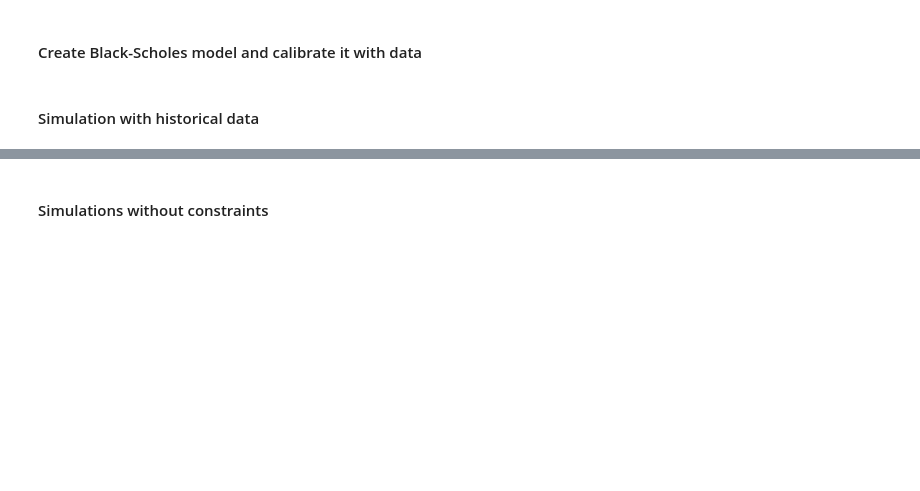
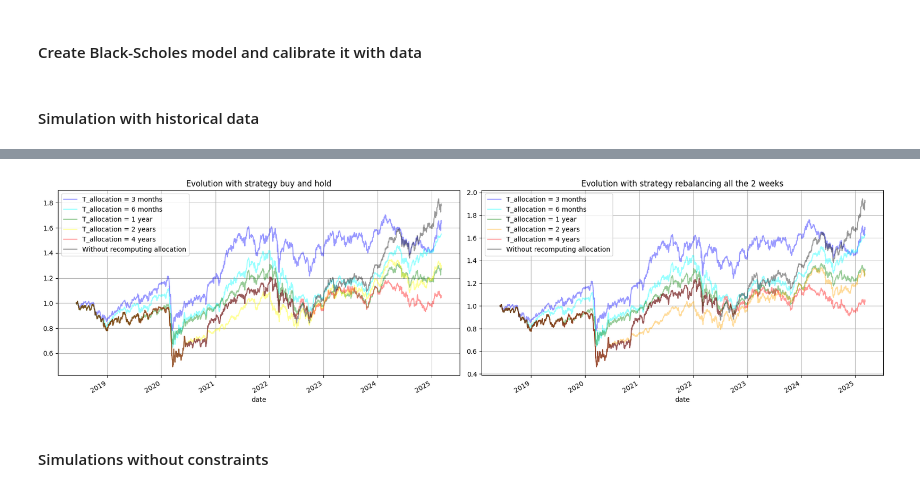
Before and after one commit to ZeBaoB/Cutting-edge_AssetTool-, a Jupyter notebook: Test simulations.ipynb, the cells around one changed output, grey strips where cells are left out. Saved outputs shown, nothing was run; the diff lists cells and outputs as text; code cells hidden in the pictures; blank space fills up the shorter version.

```diff
--- a/Test simulations.ipynb
+++ b/Test simulations.ipynb
@@ -70,3 +311,51 @@ market_model_BS_CAC40.fit(data)
+# %%
+# Create subplot with 2 figures
+fig, (ax1, ax2) = plt.subplots(1, 2, figsize=(18, 5))
+
+# Plot buy and hold
+evolution_BuyH_histo_Talloc3M = simulation_BuyH_histo_Talloc3M.evolutions
+evolution_BuyH_histo_Talloc6M = simulation_BuyH_histo_Talloc6M.evolutions
+evolution_BuyH_histo_Talloc1Y = simulation_BuyH_histo_Talloc1Y.evolutions
+evolution_BuyH_histo_Talloc2Y = simulation_BuyH_histo_Talloc2Y.evolutions
+evolution_BuyH_histo_Talloc4Y = simulation_BuyH_histo_Talloc4Y.evolutions
+evolution_BuyH_histo_TallocWre = simulation_BuyH_histo_TallocWre.evolutions
+
+for evolution_name, evolution_data in evolution_BuyH_histo_Talloc3M.items():
+    evolution_data.sum(axis=1).plot(ax=ax1, color="blue", alpha=0.4, label="T_allocation = 3 months")
+    evolution_BuyH_histo_Talloc6M[evolution_name].sum(axis=1).plot(ax=ax1, color="cyan", alpha=0.4, label="T_allocation = 6 months")
+    evolution_BuyH_histo_Talloc1Y[evolution_name].sum(axis=1).plot(ax=ax1, color="green", alpha=0.4, label="T_allocation = 1 year")
+    evolution_BuyH_histo_Talloc2Y[evolution_name].sum(axis=1).plot(ax=ax1, color="yellow", alpha=0.4, label="T_allocation = 2 years")
+    evolution_BuyH_histo_Talloc4Y[evolution_name].sum(axis=1).plot(ax=ax1, color="red", alpha=0.4, label="T_allocation = 4 years")
+    evolution_BuyH_histo_TallocWre[evolution_name].sum(axis=1).plot(ax=ax1, color="black", alpha=0.4, label="Without recomputing allocation")
+
+ax1.set_title("Evolution with strategy buy and hold")
+ax1.grid()
+ax1.legend()
+
+# Plot rebal 10
+evolution_Rebal10_histo_Talloc3M = simulation_Rebal10_histo_Talloc3M.evolutions
+evolution_Rebal10_histo_Talloc6M = simulation_Rebal10_histo_Talloc6M.evolutions
+evolution_Rebal10_histo_Talloc1Y = simulation_Rebal10_histo_Talloc1Y.evolutions
+evolution_Rebal10_histo_Talloc2Y = simulation_Rebal10_histo_Talloc2Y.evolutions
+evolution_Rebal10_histo_Talloc4Y = simulation_Rebal10_histo_Talloc4Y.evolutions
+evolution_Rebal10_histo_TallocWre = simulation_Rebal10_histo_TallocWre.evolutions
+
+for evolution_name, evolution_data in evolution_Rebal10_histo_Talloc3M.items():
+    evolution_data.sum(axis=1).plot(ax=ax2, color="blue", alpha=0.4, label="T_allocation = 3 months")
+    evolution_Rebal10_histo_Talloc6M[evolution_name].sum(axis=1).plot(ax=ax2, color="cyan", alpha=0.4, label="T_allocation = 6 months")
+    evolution_Rebal10_histo_Talloc1Y[evolution_name].sum(axis=1).plot(ax=ax2, color="green", alpha=0.4, label="T_allocation = 1 year")
+    evolution_Rebal10_histo_Talloc2Y[evolution_name].sum(axis=1).plot(ax=ax2, color="orange", alpha=0.4, label="T_allocation = 2 years")
+    evolution_Rebal10_histo_Talloc4Y[evolution_name].sum(axis=1).plot(ax=ax2, color="red", alpha=0.4, label="T_allocation = 4 years")
+    evolution_Rebal10_histo_TallocWre[evolution_name].sum(axis=1).plot(ax=ax2, color="black", alpha=0.4, label="Without recomputing allocation")
+
+ax2.set_title("Evolution with strategy rebalancing all the 2 weeks")
+ax2.grid()
+ax2.legend()
+
+plt.tight_layout()
+plt.show()
+# %% [output]
+[figure, added]
 # %% [markdown]
 #### Simulations without constraints
 # %%
```
Also changed, not shown: parts of 12 cells of this notebook, 2 other files.
